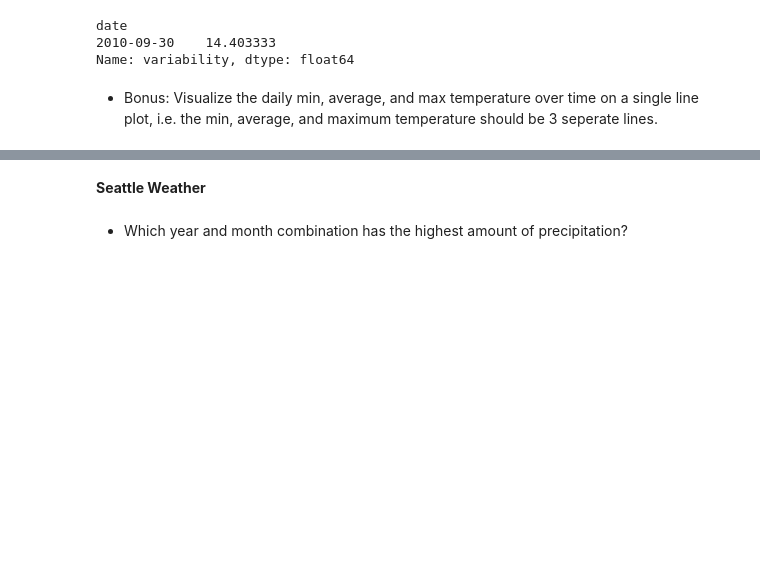
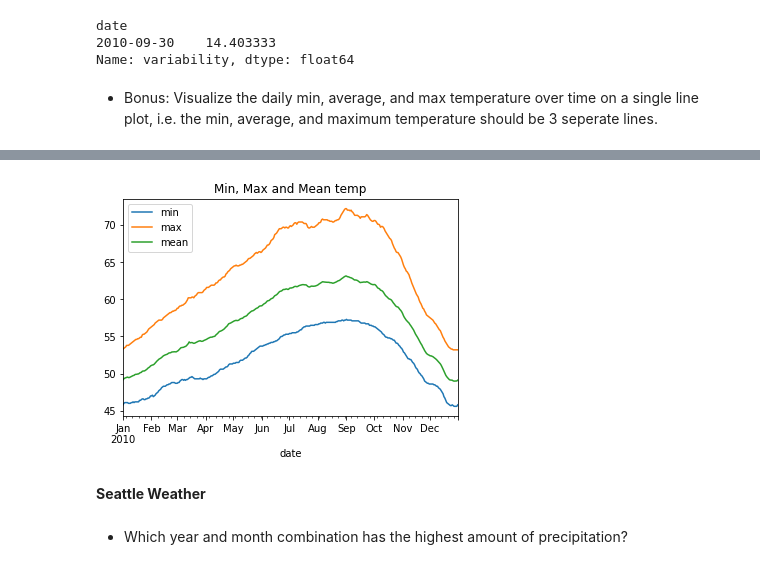
Before and after one commit to MainaliB/time-series-exercises, a Jupyter notebook: time_series_manipulation.ipynb, the cells around one changed output, grey strips where cells are left out. Saved outputs shown, nothing was run; the diff lists cells and outputs as text; code cells hidden in the pictures; blank space fills up the shorter version.

```diff
--- a/time_series_manipulation.ipynb
+++ b/time_series_manipulation.ipynb
@@ -132,3 +142,11 @@ Name: variability, dtype: float64
+# %%
+# another way to do it
+
+df.temp.resample('D').agg(['min', 'max', 'mean']).plot()
+plt.title('Min, Max and Mean temp')
+plt.show()
+# %% [output]
+[figure, added]
 # %% [markdown]
 **Seattle Weather**
 # %% [markdown]
```
Also changed, not shown: parts of 27 cells of this notebook.
